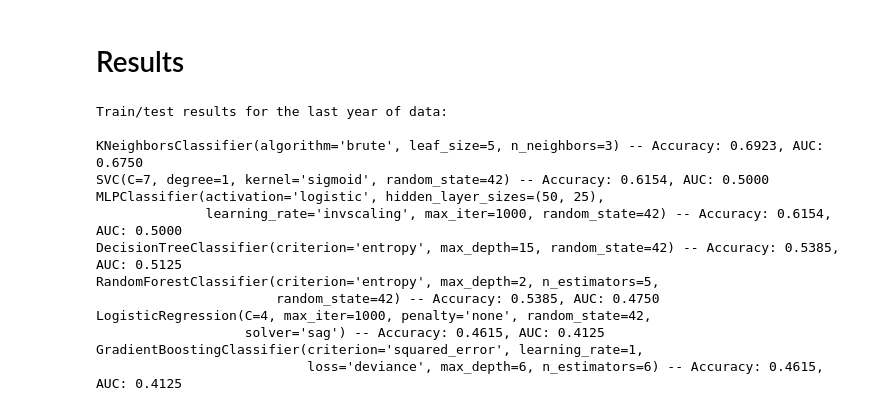
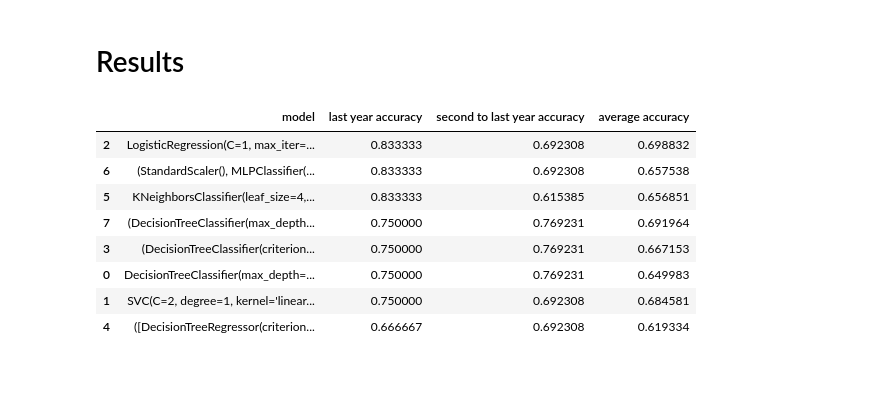
Before and after one commit to ttoino/feup-ac, a Jupyter notebook: src/classification.ipynb, the cells around one changed output. Cells and saved outputs as stored; diff of their text form; code cells hidden in the pictures; blank space fills up the shorter version.

```diff
--- a/src/classification.ipynb
+++ b/src/classification.ipynb
@@ -403,0 +544,7 @@ MLPClassifier(activation='logistic', hidden_layer_sizes=(50, 25),
+# %%
+model = AdaBoostClassifier(random_state=42)
+classification(model, df, min_year, max_year, param_list={
+    'n_estimators': range(1, 10),
+    'learning_rate': [0.1, 0.5, 1],
+    'algorithm': ['SAMME', 'SAMME.R'],
+})
@@ -404,34 +588,30 @@ MLPClassifier(activation='logistic', hidden_layer_sizes=(50, 25),
 # %% [markdown]
 # Results
-# %%
-from pprint import pprint
-
-# Extracting accuracy for the last year for each model
-previous_year_accuracies = {model: results[model][-1] for model in results}
-
-# Sorting the results by accuracy in descending order
-sorted_results = dict(sorted(previous_year_accuracies.items(), key=lambda item: item[1].accuracy, reverse=True))
-
-# Printing the results
-print("Train/test results for the last year of data:\n")
-for model, result in sorted_results.items():
-    print(f"{model} -- Accuracy: {result.accuracy:.4f}, AUC: {result.auc:.4f}")
-
-for model in results:
-    for result in results[model]:
-        if result.accuracy == 1:
-            print(f"\n{model} has 100% accuracy for year {result.year}, possible data leakage")
-# %% [output]
-Train/test results for the last year of data:
-
-KNeighborsClassifier(algorithm='brute', leaf_size=5, n_neighbors=3) -- Accuracy: 0.6923, AUC: 0.6750
-SVC(C=7, degree=1, kernel='sigmoid', random_state=42) -- Accuracy: 0.6154, AUC: 0.5000
-MLPClassifier(activation='logistic', hidden_layer_sizes=(50, 25),
-              learning_rate='invscaling', max_iter=1000, random_state=42) -- Accuracy: 0.6154, AUC: 0.5000
-DecisionTreeClassifier(criterion='entropy', max_depth=15, random_state=42) -- Accuracy: 0.5385, AUC: 0.5125
-RandomForestClassifier(criterion='entropy', max_depth=2, n_estimators=5,
-                       random_state=42) -- Accuracy: 0.5385, AUC: 0.4750
-LogisticRegression(C=4, max_iter=1000, penalty='none', random_state=42,
-                   solver='sag') -- Accuracy: 0.4615, AUC: 0.4125
-GradientBoostingClassifier(criterion='squared_error', learning_rate=1,
-                           loss='deviance', max_depth=6, n_estimators=6) -- Accuracy: 0.4615, AUC: 0.4125
+# %%
+for model in results:
+    for result in results[model]:
+        if result.accuracy == 1:
+            print(f"\n{model} has 100% accuracy for year {result.year}, possible data leakage")
+
+results_df = pd.DataFrame(
+    data=[[
+        model, result[-1].accuracy,
+        result[-2].accuracy,
+        sum(r.accuracy for r in result[:-1]) / (len(result) - 1),
+    ] for model, result in results.items()],
+    columns=[
+        "model", "last year accuracy", "second to last year accuracy", "average accuracy",
+    ],
+)
+
+results_df.sort_values(by=["last year accuracy", "second to last year accuracy", "average accuracy",], ascending=False)
+# %% [output]
+|  | model | last year accuracy | second to last year accuracy | average accuracy |
+| 2 | LogisticRegression(C=1, max_iter=... | 0.833333 | 0.692308 | 0.698832 |
+| 6 | (StandardScaler(), MLPClassifier(... | 0.833333 | 0.692308 | 0.657538 |
+| 5 | KNeighborsClassifier(leaf_size=4,... | 0.833333 | 0.615385 | 0.656851 |
+| 7 | (DecisionTreeClassifier(max_depth... | 0.750000 | 0.769231 | 0.691964 |
+| 3 | (DecisionTreeClassifier(criterion... | 0.750000 | 0.769231 | 0.667153 |
+| 0 | DecisionTreeClassifier(max_depth=... | 0.750000 | 0.769231 | 0.649983 |
+| 1 | SVC(C=2, degree=1, kernel='linear... | 0.750000 | 0.692308 | 0.684581 |
+| 4 | ([DecisionTreeRegressor(criterion... | 0.666667 | 0.692308 | 0.619334 |
```
Also changed, not shown: parts of 12 cells of this notebook, 3 other files.
